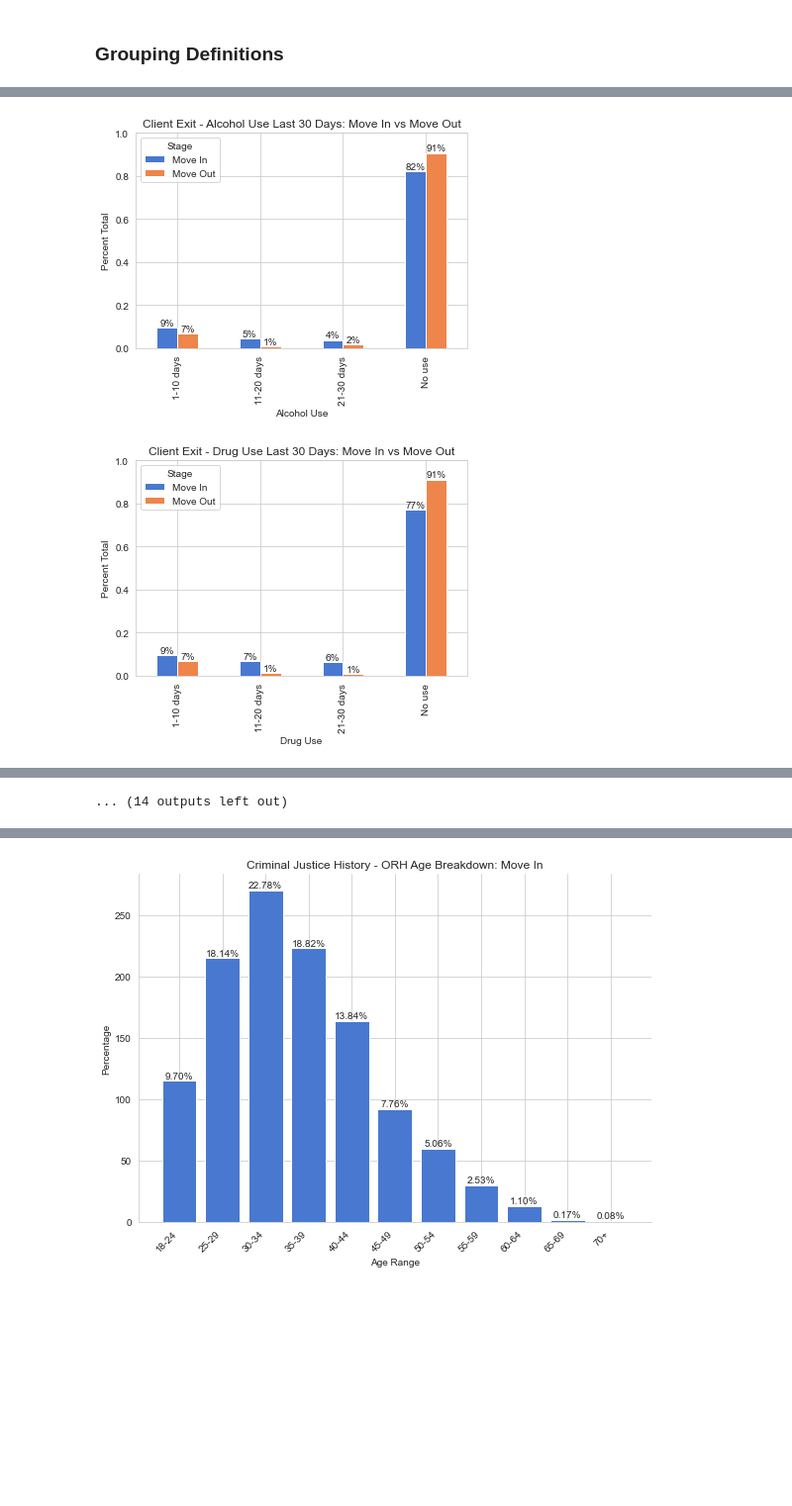
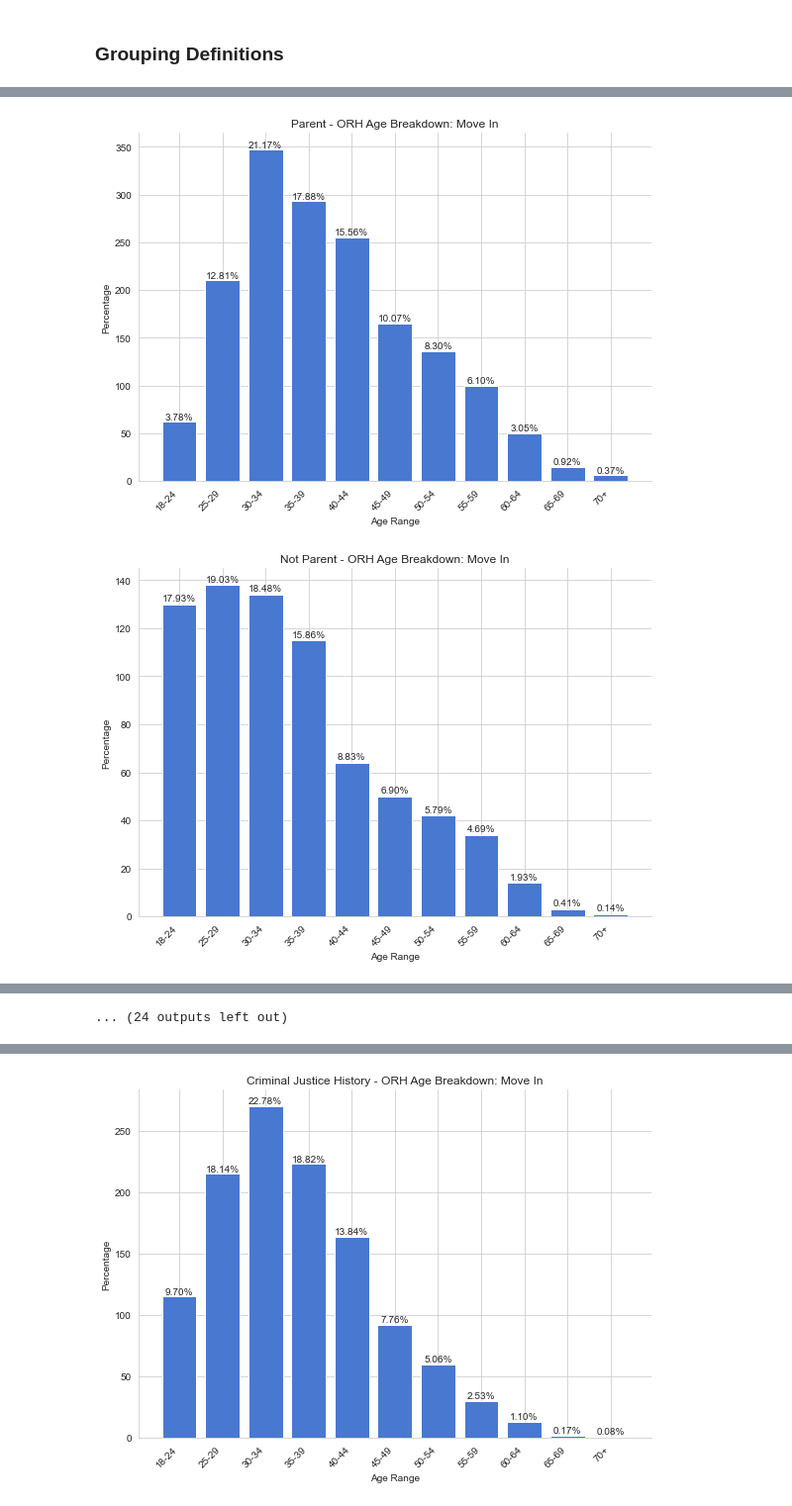
Before and after one commit to eppotter/OhioRecoveryHousing, a Jupyter notebook: Question_Workspace.ipynb, the cells around one changed output, grey strips where cells are left out. Shown at 99% size. Cells and saved outputs as stored; diff of their text form; code cells hidden in the pictures; blank space fills up the shorter version.

```diff
--- a/Question_Workspace.ipynb
+++ b/Question_Workspace.ipynb
@@ -139,9 +215,11 @@ staff_title = 'Staff Exit'
 # %%
 #orh_full_comparison(orh_cjs, orh_no_cjs, cjs_title, no_cjs_title)
 
 #orh_outcome_comp_summary(orh_under_month, orh_over_month, "<= 1 Month", "> 1 Month")
 
-orh_outcome_comp_summary(client_exit, staff_exit, client_title, staff_title)
+#orh_outcome_comp_summary(client_exit, staff_exit, client_title, staff_title)
+
+orh_full_comparison(orh_parent, orh_non_parent, parent_title, non_parent_title)
 # %% [output]
-[figure, old version]
+[figure, new version]
-[figure, old version]
+[figure, new version]
@@ -158,4 +236,4 @@ orh_outcome_comp_summary(client_exit, staff_exit, client_title, staff_title)
-... (14 outputs left out)
+... (24 outputs left out)
 # %%
 client_exit = orh_data[(orh_data['Stage']=='Move In') |
          ((orh_data['Stage']=='Move Out')&(orh_data['input_type']=='Client'))]
```
Also changed, not shown: parts of 9 cells of this notebook, 1 other file.
